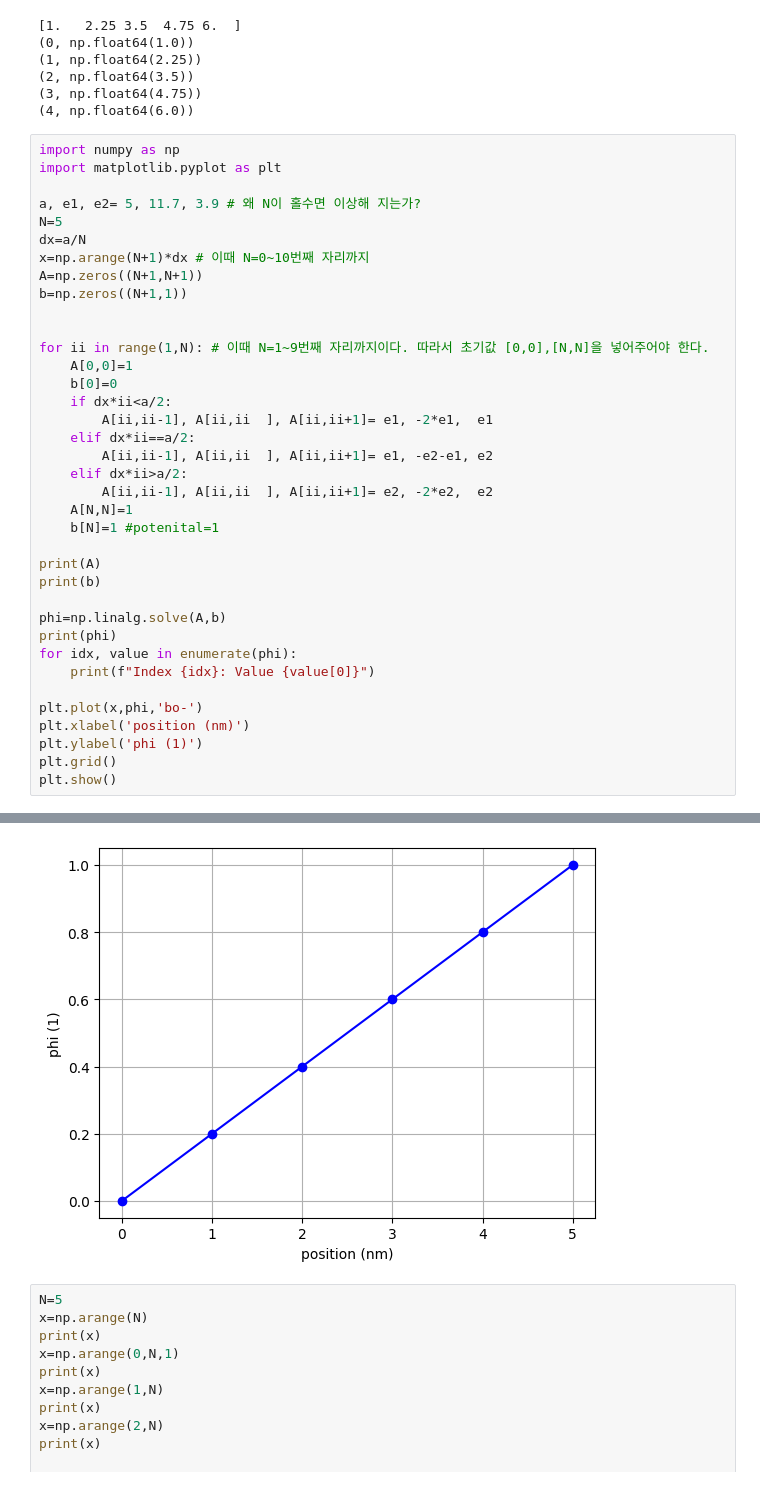
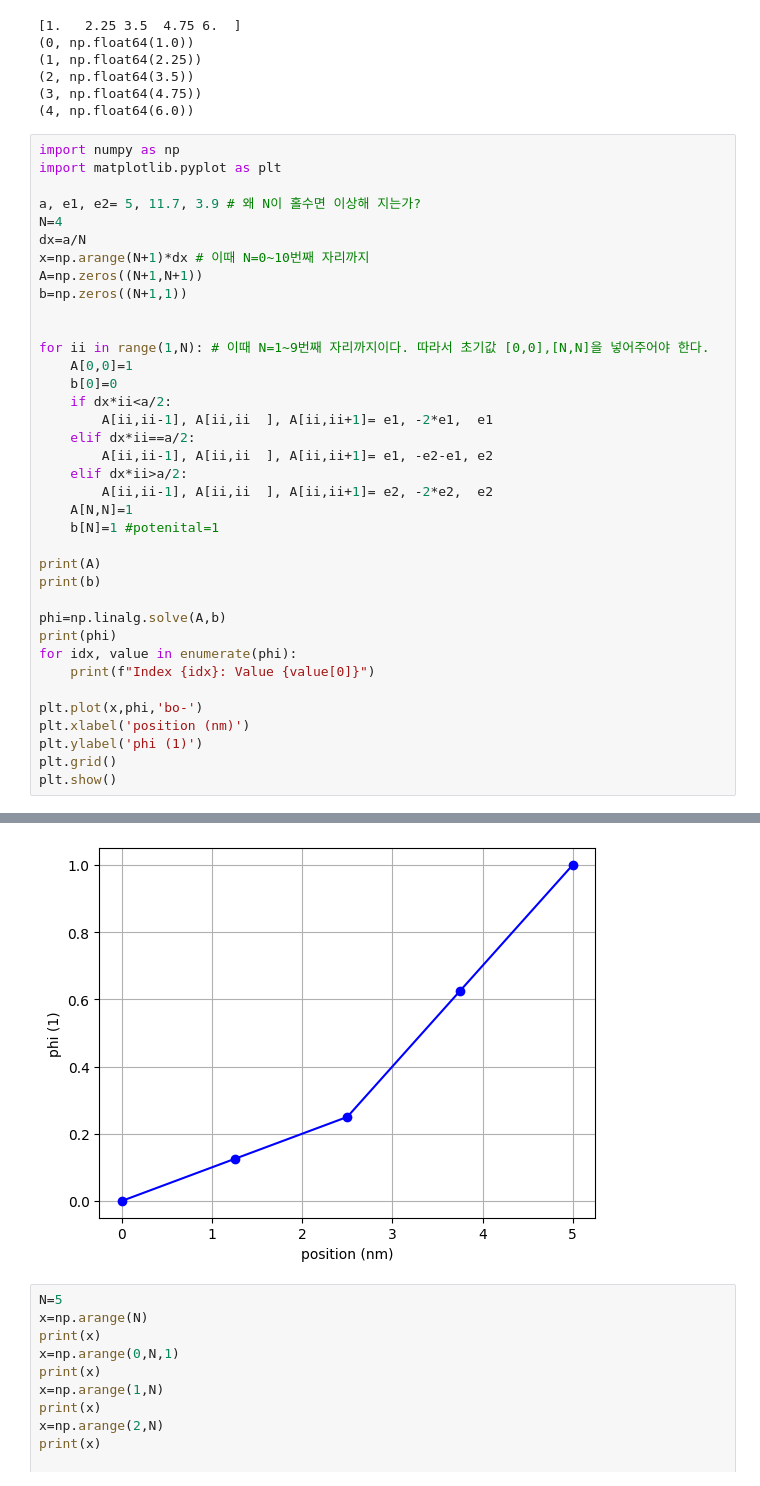
Before and after one commit to Shinchul-Park/Physics_mosfet_Hong, a Jupyter notebook: 02_infinite potential well2.ipynb, the cells around one changed output, grey strips where cells are left out. Drawn from its saved outputs; the diff is of its cells as text.

```diff
--- a/02_infinite potential well2.ipynb
+++ b/02_infinite potential well2.ipynb
@@ -324,7 +320,7 @@ import numpy as np
 import matplotlib.pyplot as plt
 
 a, e1, e2= 5, 11.7, 3.9 # 왜 N이 홀수면 이상해 지는가?
-N=5
+N=4
 dx=a/N
 x=np.arange(N+1)*dx # 이때 N=0~10번째 자리까지
 A=np.zeros((N+1,N+1))
@@ -377,4 +376,4 @@ Index 5: Value 1.0
-[figure, old version]
+[figure, new version]
 # %%
 N=5
 x=np.arange(N)
```
Also changed, not shown: parts of 5 cells of this notebook.
